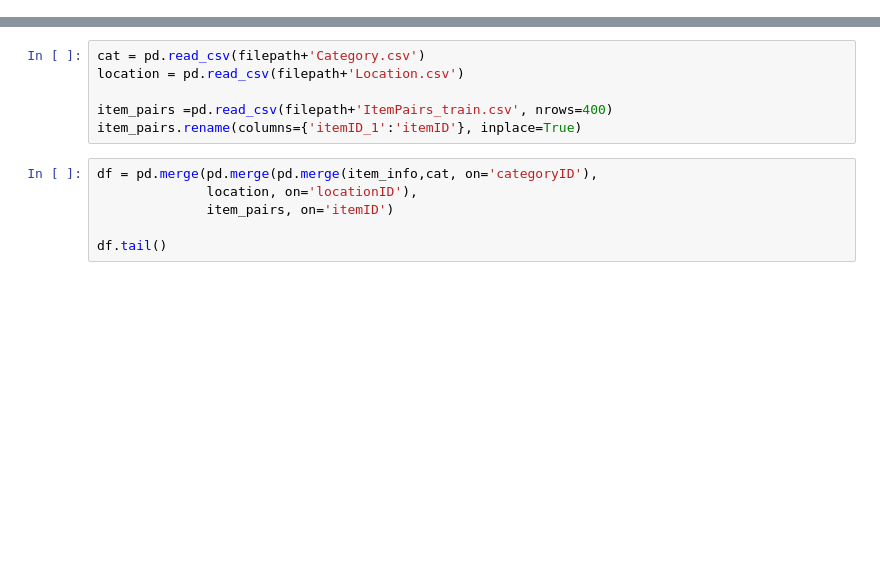
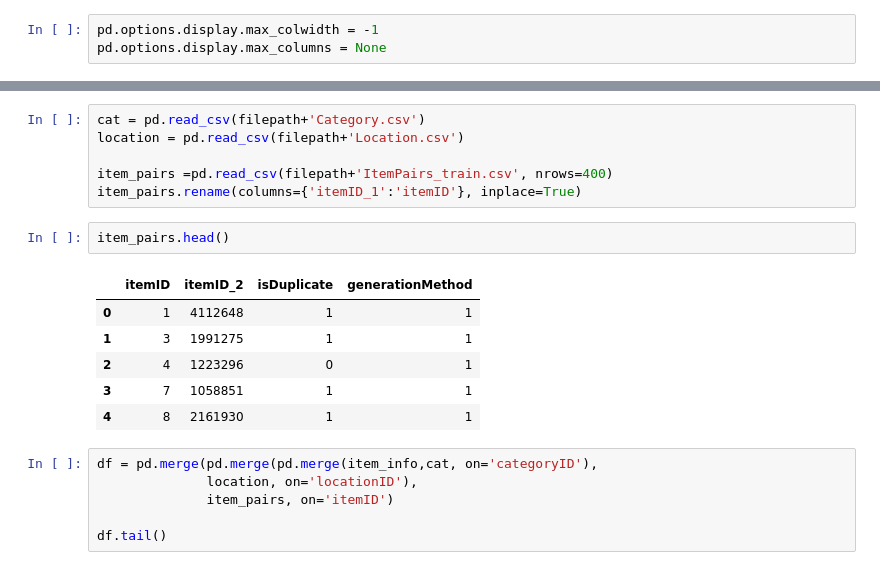
Before and after one commit to Chialijuan/Avito, a Jupyter notebook: Avito_EDA_2.ipynb, the cells around one changed output, grey strips where cells are left out. Drawn from its saved outputs; the diff is of its cells as text; blank space fills up the shorter version.

```diff
--- a/Avito_EDA_2.ipynb
+++ b/Avito_EDA_2.ipynb
@@ -4,6 +5,9 @@ import pandas as pd
 from matplotlib import pyplot as plt
 # %%
 filepath = '~/Documents/Avito/'
+# %%
+pd.options.display.max_colwidth = -1
+pd.options.display.max_columns = None
 # %% [markdown]
 ## Initial testing on 400 rows
 # %%
@@ -22,6 +42,15 @@ location = pd.read_csv(filepath+'Location.csv')
 
 item_pairs =pd.read_csv(filepath+'ItemPairs_train.csv', nrows=400)
 item_pairs.rename(columns={'itemID_1':'itemID'}, inplace=True)
+# %%
+item_pairs.head()
+# %% [output]
+|  | itemID | itemID_2 | isDuplicate | generationMethod |
+| 0 | 1 | 4112648 | 1 | 1 |
+| 1 | 3 | 1991275 | 1 | 1 |
+| 2 | 4 | 1223296 | 0 | 1 |
+| 3 | 7 | 1058851 | 1 | 1 |
+| 4 | 8 | 2161930 | 1 | 1 |
 # %%
 df = pd.merge(pd.merge(pd.merge(item_info,cat, on='categoryID'),
               location, on='locationID'),
```
Also changed, not shown: parts of 9 cells of this notebook, 4 other files.
